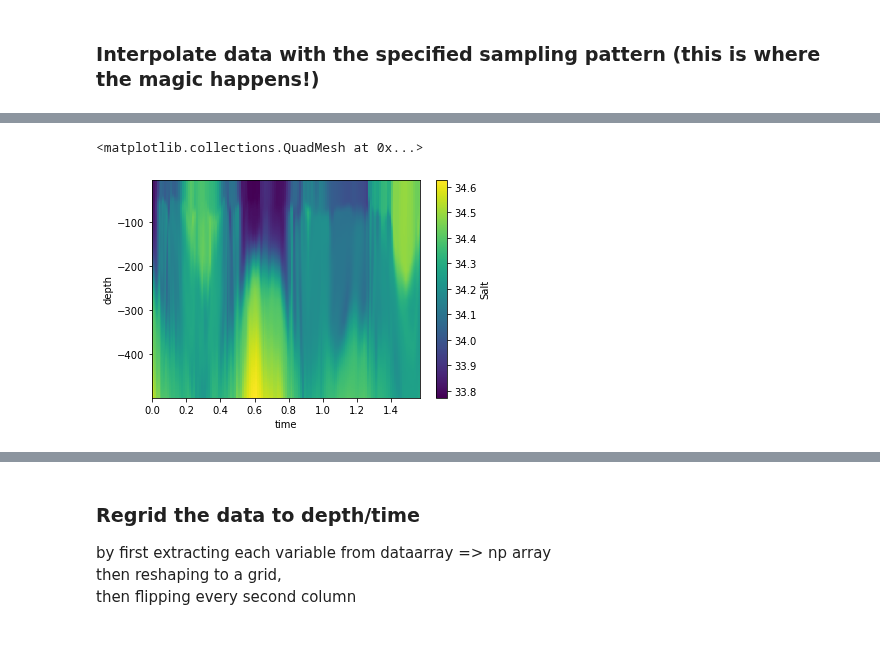
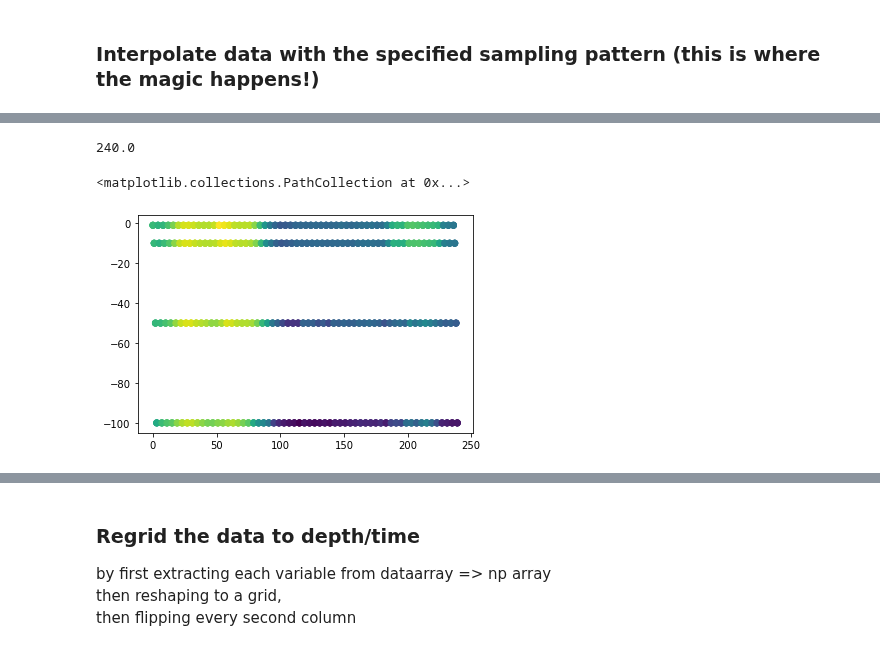
Before and after one commit to kdrushka/model-subsampling, a Jupyter notebook: testing/osse_code.ipynb, the cells around one changed output, grey strips where cells are left out. Saved outputs shown, nothing was run; the diff lists cells and outputs as text; code cells hidden in the pictures.

```diff
--- a/testing/osse_code.ipynb
+++ b/testing/osse_code.ipynb
@@ -41,12 +41,12 @@ RegionName = 'ACC_SMST'
 # specify date range as start date & number of days.
 start_date = datetime.date(2012,1,1)
 ndays = 31
-ndays = 2
+# ndays = 2
+ndays = 10
 
 # directory where data files are stored
 # datadir = './data/' # default is ./data
 datadir = '/data1/adac/mitgcm/netcdf/' + RegionName +'/'
-
 
 # optional details for sampling (if not specified, reasonable defaults will be used)
 # ** not implemented **
@@ -61,7 +61,6 @@ sampling_details = {
 }
 
 
-
 # --------------------------------------------------------------------
 # %% [markdown]
 #### Download & load model data and derived fields
@@ -147,5 +240,11 @@ sdata, sgr = survey_interp(ds, survey_track, survey_indices)
+# %%
+960/4
+# %% [output]
+240.0
 # %%
-sgr.Salt.plot()
+# sdata.Theta.plot(x='time', y='dep', c='Theta')
+plt.scatter(x=sdata.time.data, y=sdata.dep.data, c=sdata.Theta.data)
+#plt.scatter(sdata.time,sdata.dep, c=sdata.Salt)
 # %% [output]
-<matplotlib.collections.QuadMesh at 0x...>
+<matplotlib.collections.PathCollection at 0x...>
-[figure, old version]
+[figure, new version]
```
Also changed, not shown: parts of 22 cells of this notebook, 1 other file.
